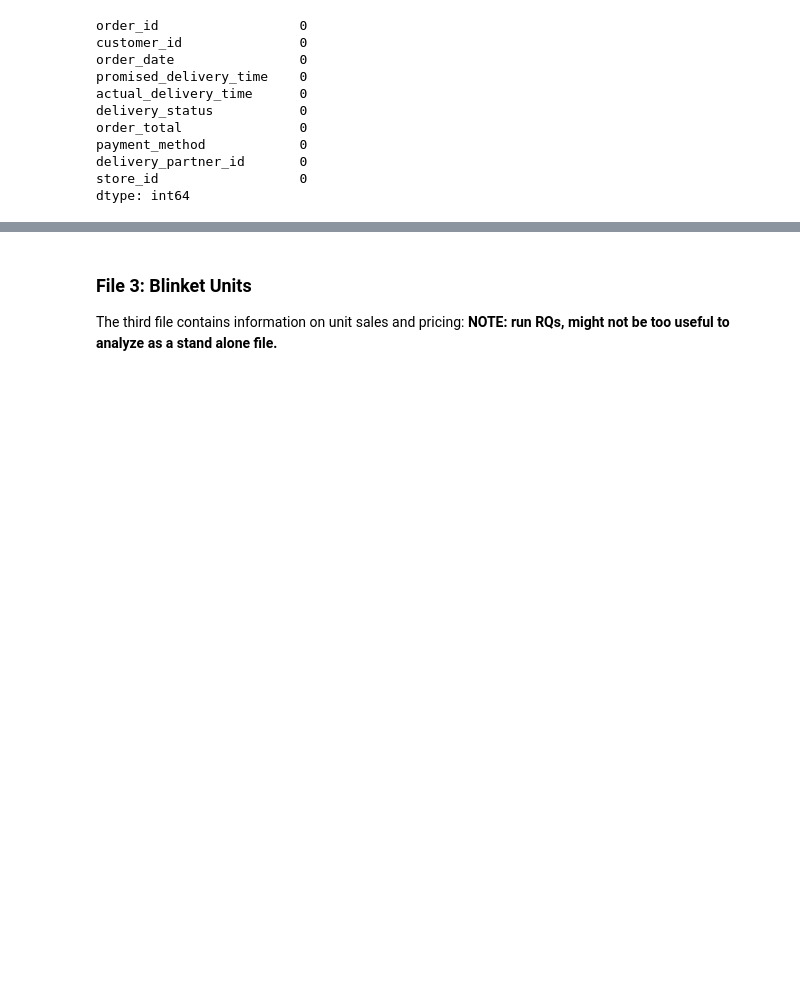
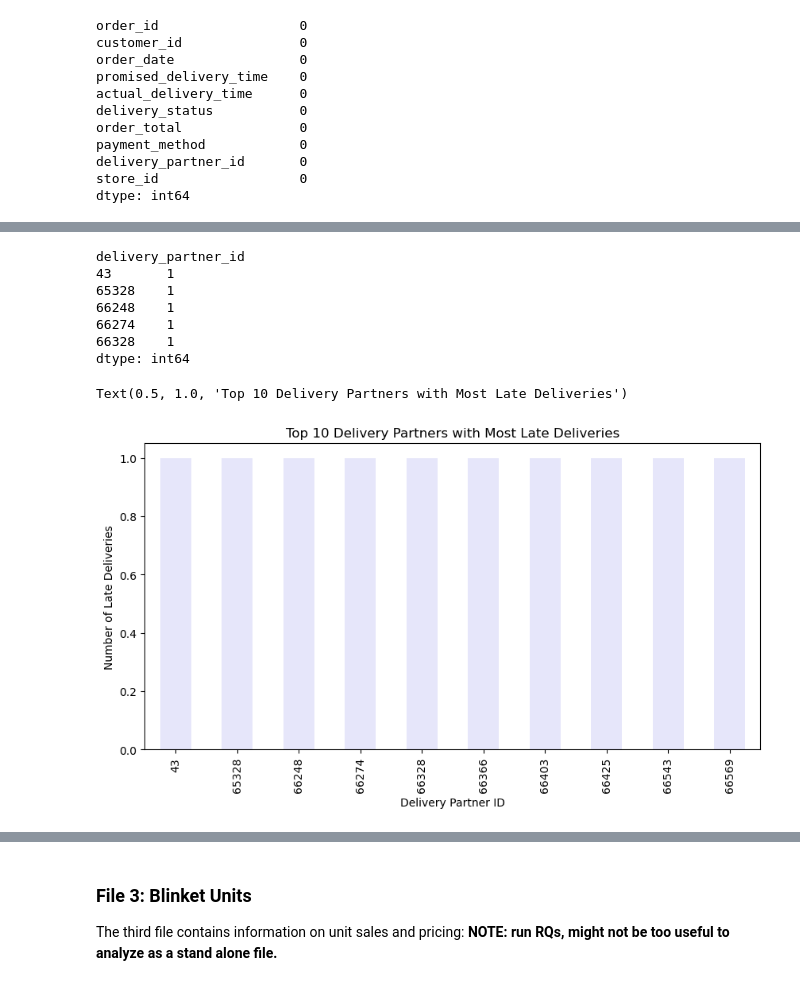
Before and after one commit to toviyahw/blinkit-sales-analysis, a Jupyter notebook: Project-Plan.ipynb, the cells around one changed output, grey strips where cells are left out. Saved outputs shown, nothing was run; the diff lists cells and outputs as text; code cells hidden in the pictures; blank space fills up the shorter version.

```diff
--- a/Project-Plan.ipynb
+++ b/Project-Plan.ipynb
@@ -327,0 +406,21 @@ dtype: int64
+# %%
+# Count late deliveries per delivery partner
+late_per_partner = delivery_df[delivery_df['delivery_delay'] > 0].groupby('delivery_partner_id').size().sort_values(ascending=False)
+print(late_per_partner.head())
+
+# Bar chart of top 10 partners with most late deliveries
+plt.figure(figsize=(10,5))
+late_per_partner.head(10).plot(kind='bar', color='lavender')
+plt.xlabel("Delivery Partner ID")
+plt.ylabel("Number of Late Deliveries")
+plt.title("Top 10 Delivery Partners with Most Late Deliveries")
+# %% [output]
+delivery_partner_id
+43       1
+65328    1
+66248    1
+66274    1
+66328    1
+dtype: int64
+Text(0.5, 1.0, 'Top 10 Delivery Partners with Most Late Deliveries')
+[figure, added]
```
Also changed, not shown: parts of 27 cells of this notebook.
